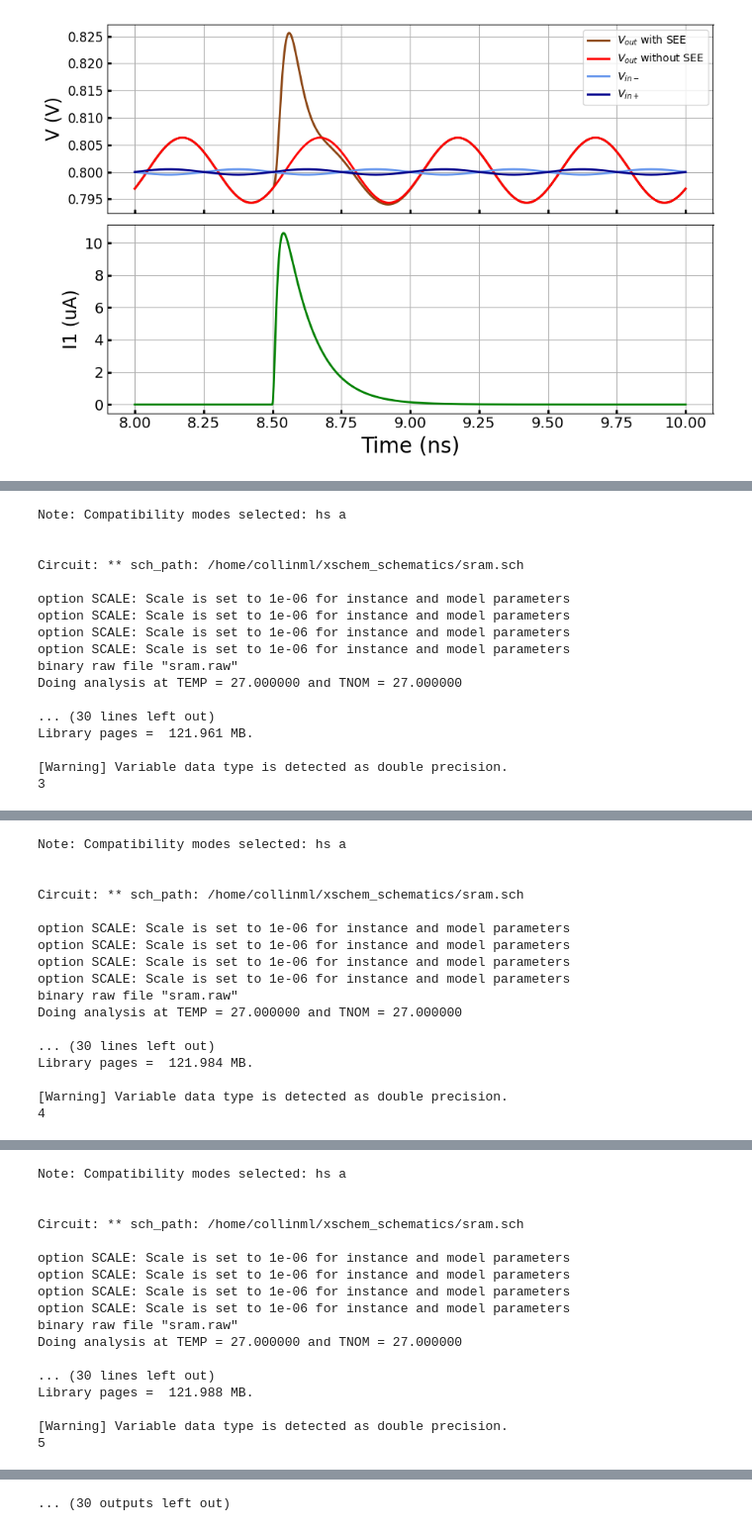
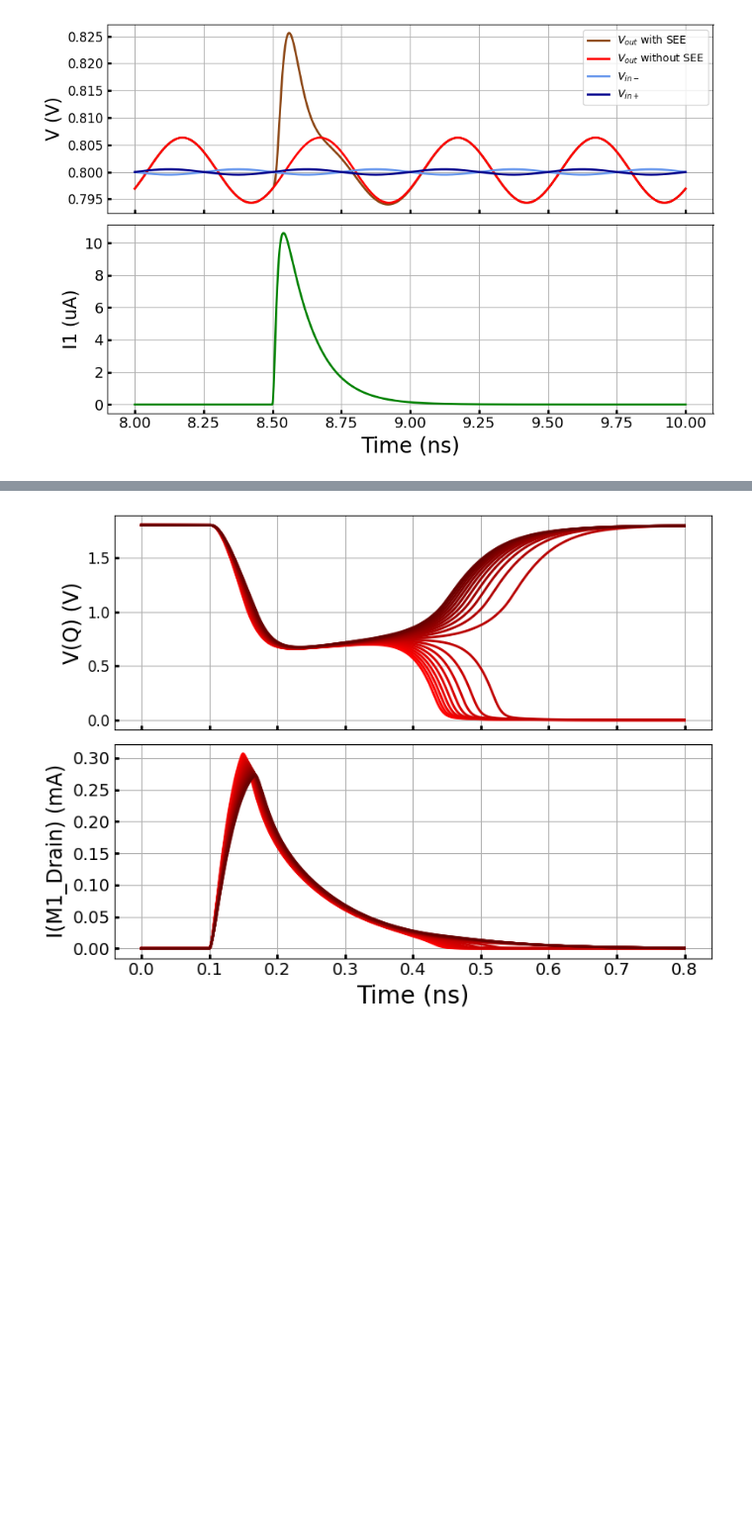
Before and after one commit to OSCRE-sim/OSCRE, a Jupyter notebook: Archive/image_gen/image_gen.ipynb, the cells around one changed output, grey strips where cells are left out. Shown at 99% size. Cells and saved outputs as stored; diff of their text form; code cells hidden in the pictures; blank space fills up the shorter version.

```diff
--- a/Archive/image_gen/image_gen.ipynb
+++ b/Archive/image_gen/image_gen.ipynb
@@ -579,7 +582,7 @@ for i in range(NUM_ITERATIONS):
         file.write(data)
         file.close()
 
-    bash_command = "ngspice -b -r sram.raw /home/collinml/RAD-HARD/Archive/image_gen/sram.spice"
+    bash_command = "ngspice -b -r sram.raw /home/collinml/OSCRE/Archive/image_gen/sram.spice > /dev/null 2>&1"
     os.system(bash_command)
 
 
@@ -719,17 +646,0 @@ Warning: unrecognized variable - @m.xm5.msky130_fd_pr__nfet_01v8[ib]
-Note: Compatibility modes selected: hs a
-
-
-Circuit: ** sch_path: /home/collinml/xschem_schematics/sram.sch
-
-option SCALE: Scale is set to 1e-06 for instance and model parameters
-option SCALE: Scale is set to 1e-06 for instance and model parameters
-option SCALE: Scale is set to 1e-06 for instance and model parameters
-option SCALE: Scale is set to 1e-06 for instance and model parameters
-binary raw file "sram.raw"
-Doing analysis at TEMP = 27.000000 and TNOM = 27.000000
-
-... (30 lines left out)
-Library pages =  121.961 MB.
-
-[Warning] Variable data type is detected as double precision.
-3
@@ -755,17 +646,0 @@ Warning: unrecognized variable - @m.xm5.msky130_fd_pr__nfet_01v8[ib]
-Note: Compatibility modes selected: hs a
-
-
-Circuit: ** sch_path: /home/collinml/xschem_schematics/sram.sch
-
-option SCALE: Scale is set to 1e-06 for instance and model parameters
-option SCALE: Scale is set to 1e-06 for instance and model parameters
-option SCALE: Scale is set to 1e-06 for instance and model parameters
-option SCALE: Scale is set to 1e-06 for instance and model parameters
-binary raw file "sram.raw"
-Doing analysis at TEMP = 27.000000 and TNOM = 27.000000
-
-... (30 lines left out)
-Library pages =  121.984 MB.
-
-[Warning] Variable data type is detected as double precision.
-4
@@ -791,17 +646,0 @@ Warning: unrecognized variable - @m.xm5.msky130_fd_pr__nfet_01v8[ib]
-Note: Compatibility modes selected: hs a
-
-
-Circuit: ** sch_path: /home/collinml/xschem_schematics/sram.sch
-
-option SCALE: Scale is set to 1e-06 for instance and model parameters
-option SCALE: Scale is set to 1e-06 for instance and model parameters
-option SCALE: Scale is set to 1e-06 for instance and model parameters
-option SCALE: Scale is set to 1e-06 for instance and model parameters
-binary raw file "sram.raw"
-Doing analysis at TEMP = 27.000000 and TNOM = 27.000000
-
-... (30 lines left out)
-Library pages =  121.988 MB.
-
-[Warning] Variable data type is detected as double precision.
-5
@@ -827,4 +647,4 @@ Warning: unrecognized variable - @m.xm5.msky130_fd_pr__nfet_01v8[ib]
-... (30 outputs left out)
+[figure, added]
 # %%
 # plot SEL basic
 
```
Also changed, not shown: parts of 6 cells of this notebook, 31 other files.
